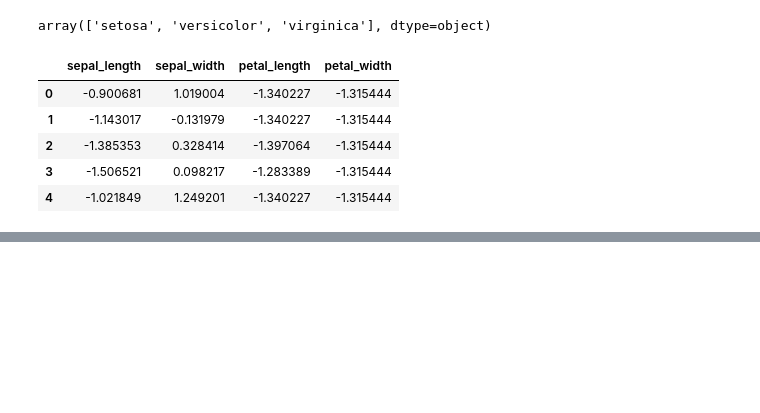
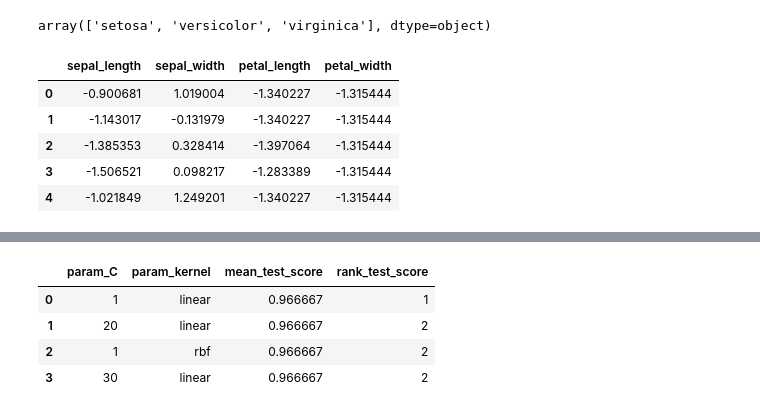
Before and after one commit to MishraShardendu22/Iris-Analysis-Supervised-Learning, a Jupyter notebook: Iris_Data_Analysis.ipynb, the cells around one changed output, grey strips where cells are left out. Drawn from its saved outputs; the diff is of its cells as text; code cells hidden in the pictures; blank space fills up the shorter version.

```diff
--- a/Iris_Data_Analysis.ipynb
+++ b/Iris_Data_Analysis.ipynb
@@ -76,0 +128,8 @@ df_classifier
+# %%
+df_classifier_r[['param_C', 'param_kernel', 'mean_test_score', 'rank_test_score']]
+# %% [output]
+|  | param_C | param_kernel | mean_test_score | rank_test_score |
+| 0 | 1 | linear | 0.966667 | 1 |
+| 1 | 20 | linear | 0.966667 | 2 |
+| 2 | 1 | rbf | 0.966667 | 2 |
+| 3 | 30 | linear | 0.966667 | 2 |
```
Also changed, not shown: parts of 5 cells of this notebook.
